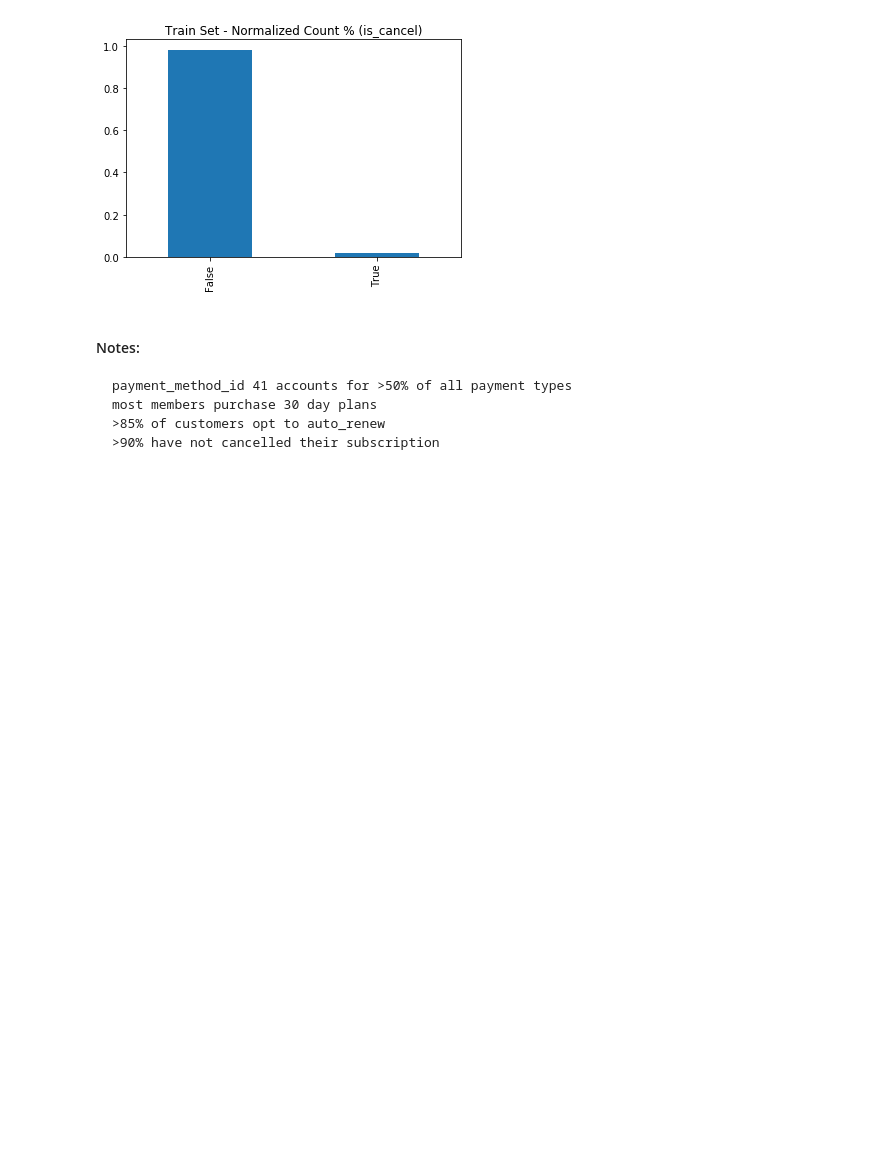
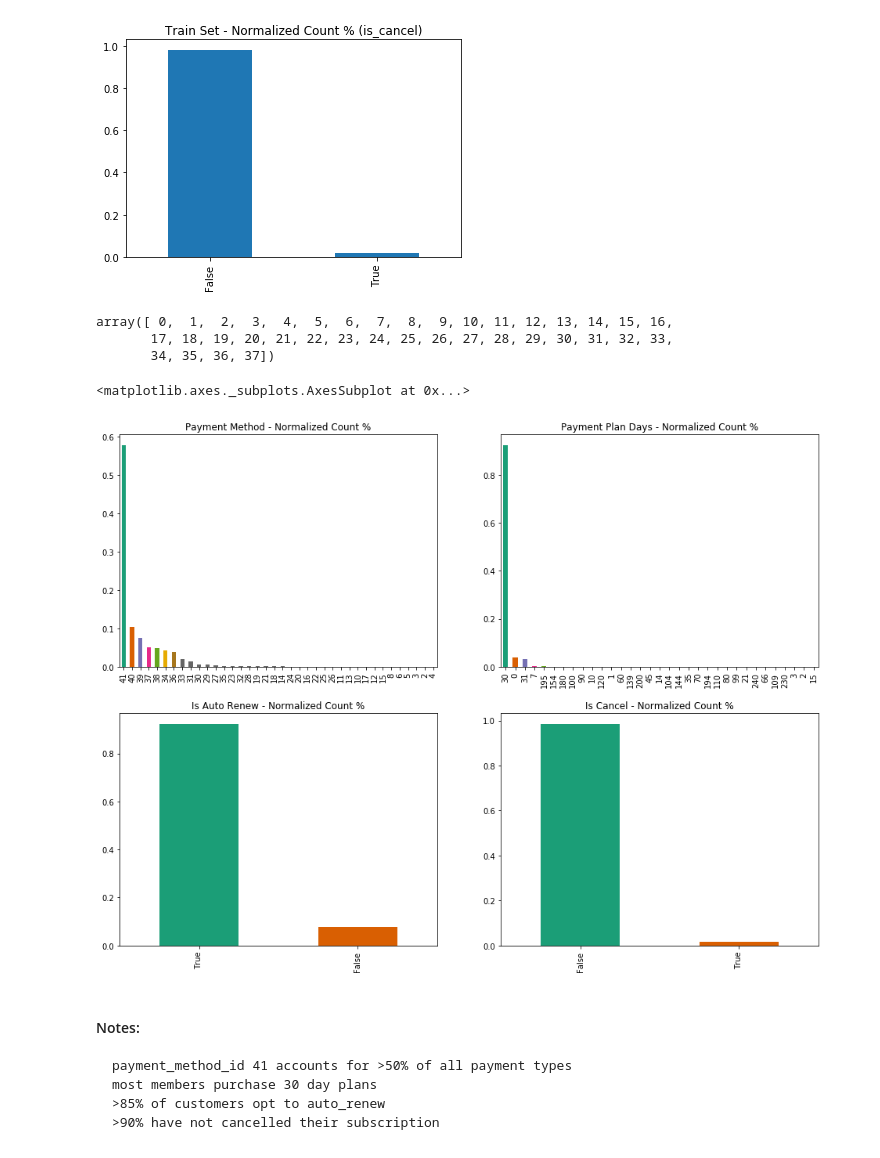
Before and after one commit to d18124313/dissertation, a Jupyter notebook: KKBox - Baseline ABT.ipynb, the cells around one changed output. Cells and saved outputs as stored; diff of their text form; code cells hidden in the pictures; blank space fills up the shorter version.

```diff
--- a/KKBox - Baseline ABT.ipynb
+++ b/KKBox - Baseline ABT.ipynb
@@ -254,6 +286,38 @@ for idx, col in enumerate(['payment_method_id','payment_plan_days','is_auto_rene
 [figure]
 [figure]
 [figure]
+# %%
+np.arange(len(transactions['payment_method_id'].unique()))
+# %% [output]
+array([ 0,  1,  2,  3,  4,  5,  6,  7,  8,  9, 10, 11, 12, 13, 14, 15, 16,
+       17, 18, 19, 20, 21, 22, 23, 24, 25, 26, 27, 28, 29, 30, 31, 32, 33,
+       34, 35, 36, 37])
+# %%
+fig, axes = plt.subplots(nrows=2, ncols=2, figsize=(16, 12))
+
+transactions['payment_method_id'].value_counts(dropna=False, normalize=True).\
+                    plot(kind='bar',
+                         color=plt.cm.Dark2(np.arange(len(transactions['payment_method_id'].unique()))),
+                         title='Payment Method - Normalized Count %',
+                         ax=axes[0,0])
+transactions['payment_plan_days'].value_counts(dropna=False, normalize=True).\
+                    plot(kind='bar',
+                         color=plt.cm.Dark2(np.arange(len(transactions['payment_plan_days'].unique()))),
+                         title='Payment Plan Days - Normalized Count %',
+                         ax=axes[0,1])
+transactions['is_auto_renew'].value_counts(dropna=False, normalize=True).\
+                    plot(kind='bar',
+                         color=plt.cm.Dark2(np.arange(len(transactions['is_auto_renew'].unique()))),
+                         title='Is Auto Renew - Normalized Count %',
+                         ax=axes[1,0])
+transactions['is_cancel'].value_counts(dropna=False, normalize=True).\
+                    plot(kind='bar',
+                         color=plt.cm.Dark2(np.arange(len(transactions['is_cancel'].unique()))),
+                         title='Is Cancel - Normalized Count %',
+                         ax=axes[1,1])
+# %% [output]
+<matplotlib.axes._subplots.AxesSubplot at 0x...>
+[figure, added]
 # %% [markdown]
 #### Notes:
     payment_method_id 41 accounts for >50% of all payment types
```
Also changed, not shown: parts of 8 cells of this notebook, 7 other files.
